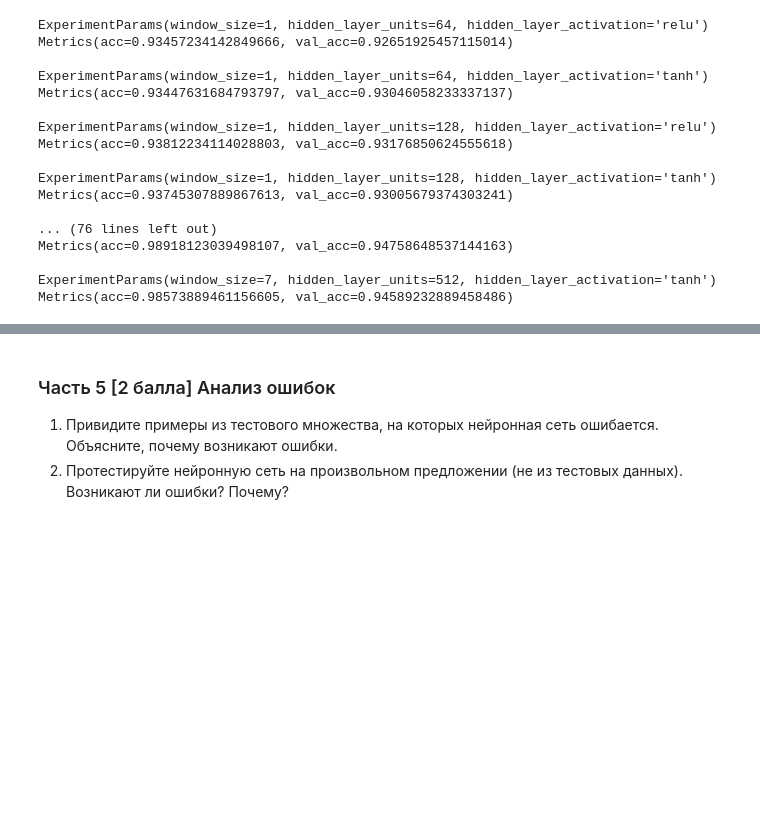
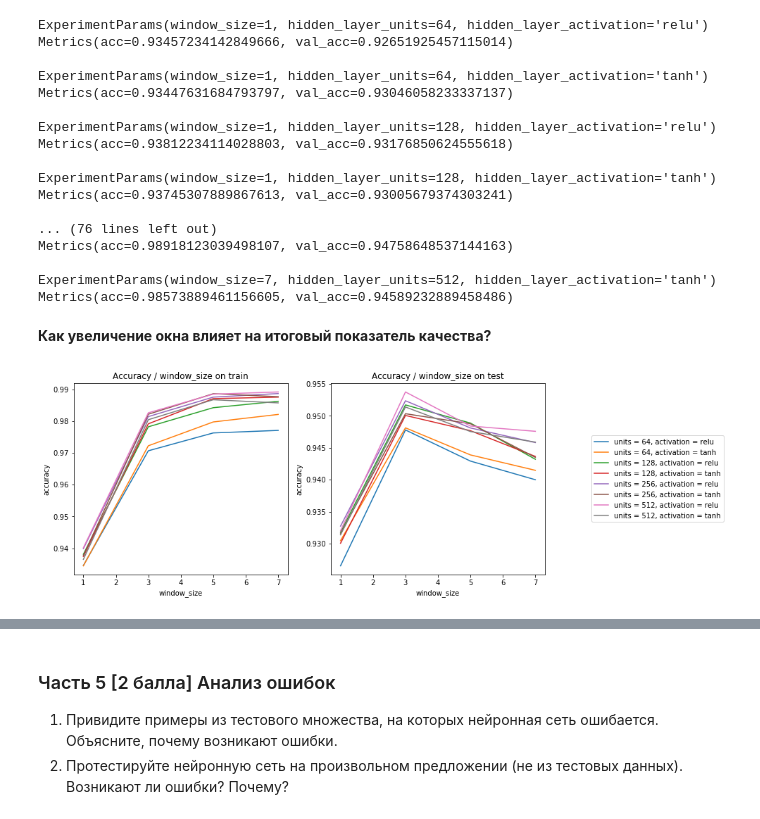
Before and after one commit to sautin1/mipt-materials, a Jupyter notebook: 5c2t/Text Analysis/homeworks/hw2_senna/hw2.ipynb, the cells around one changed output, grey strips where cells are left out. Saved outputs shown, nothing was run; the diff lists cells and outputs as text; code cells hidden in the pictures; blank space fills up the shorter version.

Commit message:
Add 2/3 plots and answers to part 4

```diff
--- a/5c2t/Text Analysis/homeworks/hw2_senna/hw2.ipynb
+++ b/5c2t/Text Analysis/homeworks/hw2_senna/hw2.ipynb
@@ -327,3 +327,36 @@ Metrics(acc=0.98918123039498107, val_acc=0.94758648537144163)
 
 ExperimentParams(window_size=7, hidden_layer_units=512, hidden_layer_activation='tanh')
 Metrics(acc=0.98573889461156605, val_acc=0.94589232889458486)
+# %% [markdown]
+**Как увеличение окна влияет на итоговый показатель качества?**
+# %%
+from matplotlib import pyplot as plt
+
+xs = window_sizes
+ys_train, ys_val = [[] for _ in xs], [[] for _ in xs]
+for unit_count in hidden_layer_units_counts:
+    for activation in hidden_layer_activations:
+        for idx, x in enumerate(xs):
+            metrics = RESULTS[ExperimentParams(window_size=x,
+                                               hidden_layer_units=unit_count,
+                                               hidden_layer_activation=activation)]
+            ys_train[idx].append(metrics.acc)
+            ys_val[idx].append(metrics.val_acc)
+ys_train, ys_val = np.array(ys_train), np.array(ys_val)
+
+fig, axes = plt.subplots(nrows=1, ncols=2, figsize=((12, 5)))
+axes[0].set_title('Accuracy / window_size on train')
+axes[1].set_title('Accuracy / window_size on test')
+
+axes[0].set(xlabel='window_size', ylabel='accuracy')
+axes[1].set(xlabel='window_size', ylabel='accuracy')
+
+axes[0].plot(xs, ys_train)
+axes[1].plot(xs, ys_val)
+
+plt.legend([f'units = {units}, activation = {activation}'
+            for units in hidden_layer_units_counts
+            for activation in hidden_layer_activations], loc='center left', bbox_to_anchor=(1.2, 0.5))
+plt.show()
+# %% [output]
+[figure, added]
```
Also changed, not shown: parts of 7 cells of this notebook.
